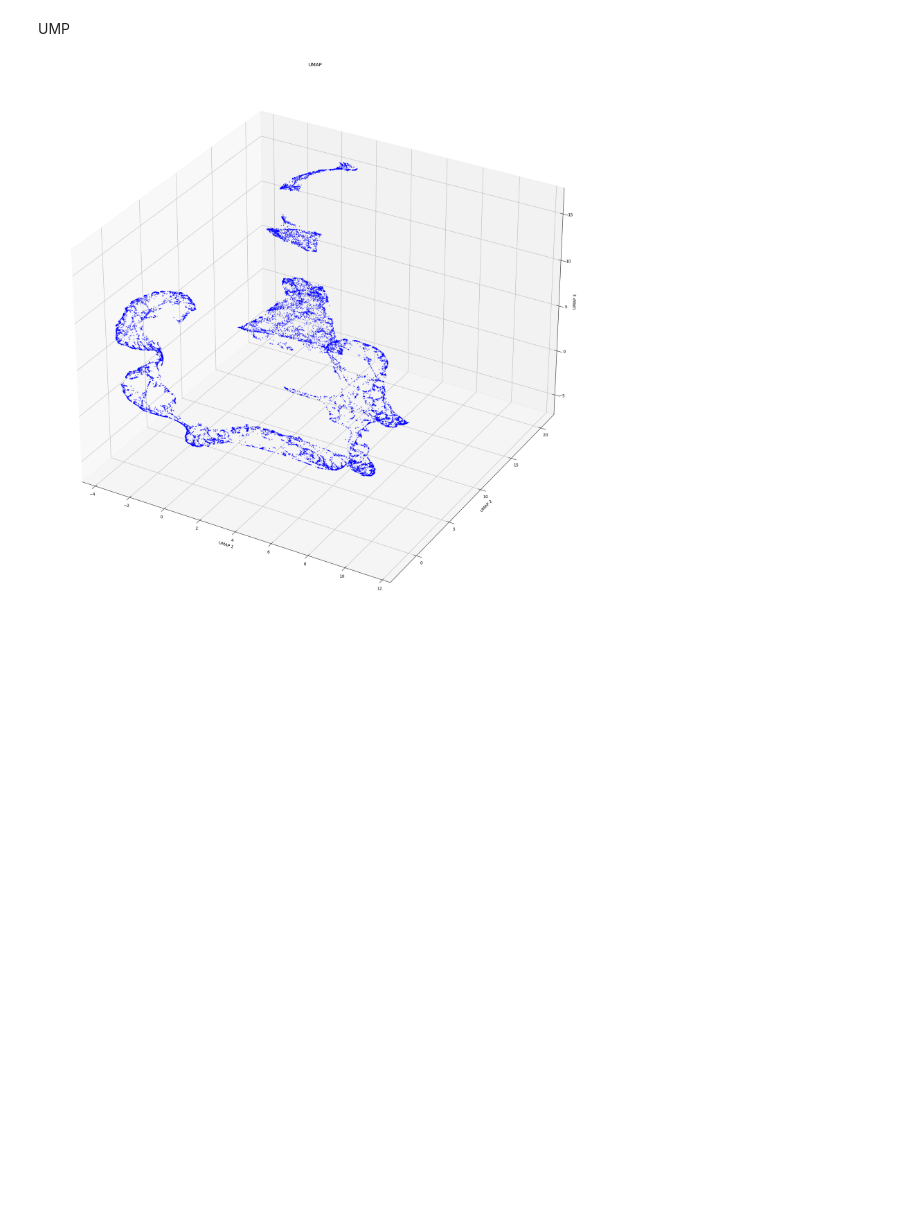
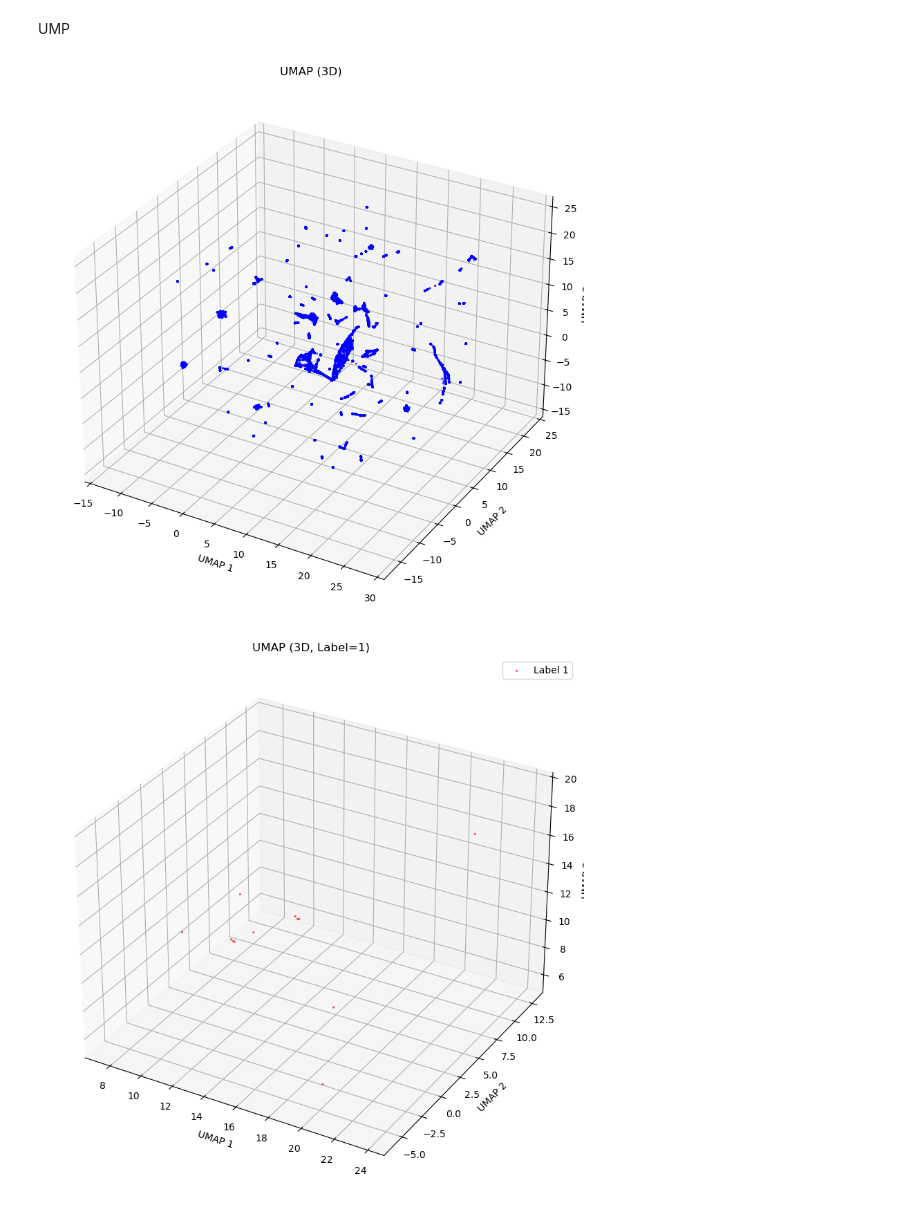
Before and after one commit to asherHSU/NTUST_CSIE_DS, a Jupyter notebook: Util/Visualization.ipynb, the cells around one changed output. Cells and saved outputs as stored; diff of their text form; code cells hidden in the pictures; blank space fills up the shorter version.

```diff
--- a/Util/Visualization.ipynb
+++ b/Util/Visualization.ipynb
@@ -12,7 +12,7 @@ from openTSNE import TSNE
 import umap
 
 # 改成自己的路徑
-df_origin = pd.read_csv('C:\\school\\SchoolProgram\\NTUST_CSIE_DS\\DataSet\\preprocessing_T1_2_3.csv')
+df_origin = pd.read_csv('C:\\school\\SchoolProgram\\NTUST_CSIE_DS\\DataSet\\Preprocessing_T3.csv')
 
 #shape
 print("Original Data Shape:", df_origin.shape)
@@ -26,7 +26,7 @@ scaler = StandardScaler()
 
 #auto drop non-numeric, nan columns
 df_numeric = df_origin.select_dtypes(include=[np.number]).dropna(axis=1)
-X_scaled = scaler.fit_transform(df_numeric)
+X_scaled = scaler.fit_transform(df_numeric.drop(columns=['label']))
 
 # PCA降維
 pca = PCA(n_components=8, random_state=42)
@@ -83,30 +112,35 @@ UMP
 # %%
 #10% smaple of data
 np.random.seed(42)
 sample_indices = np.random.choice(pca_result.shape[0], size=int(0.01 * pca_result.shape[0]), replace=False)
 X_sample = pca_result[sample_indices]
+label_sample = df_numeric['label'].to_numpy()[sample_indices]
 
-reducer = umap.UMAP(n_components=3, n_neighbors =40)
+reducer = umap.UMAP(n_components=3, n_neighbors=40, random_state=42)
 X_umap = reducer.fit_transform(X_sample)
 
-#draw 3d plot
-fig = plt.figure(figsize=(25, 25))
+# version1: plot all points (3D)
+fig = plt.figure(figsize=(12, 10))
 ax = fig.add_subplot(111, projection='3d')
-ax.scatter(X_umap[:,0], X_umap[:,1], X_umap[:,2], s=2, alpha=0.5, c='blue')
-ax.set_title("UMAP")
+colors_sample = ['red' if l == 1 else 'blue' for l in label_sample]
+ax.scatter(X_umap[:,0], X_umap[:,1], X_umap[:,2], s=2, alpha=0.5, c=colors_sample)
+ax.set_title("UMAP (3D)")
 ax.set_xlabel("UMAP 1")
 ax.set_ylabel("UMAP 2")
 ax.set_zlabel("UMAP 3")
 plt.show()
 
-#plot UMAP result
-# plt.figure(figsize=(10,6))
-# plt.scatter(X_umap[:,0], X_umap[:,1], s=2, alpha=0.5, c='blue')
-# plt.title("UMAP")
-# plt.xlabel("UMAP 1")
-# plt.ylabel("UMAP 2")
-# plt.grid(False)
-# plt.legend()
-# plt.show()
+# version2: only plot label = 1 (3D)
+mask_sample = label_sample == 1
+fig = plt.figure(figsize=(12, 10))
+ax = fig.add_subplot(111, projection='3d')
+ax.scatter(X_umap[mask_sample,0], X_umap[mask_sample,1], X_umap[mask_sample,2], s=2, alpha=0.5, c='red', label='Label 1')
+ax.set_title("UMAP (3D, Label=1)")
+ax.set_xlabel("UMAP 1")
+ax.set_ylabel("UMAP 2")
+ax.set_zlabel("UMAP 3")
+plt.legend()
+plt.show()
 # %% [output]
-[figure, old version]
+[figure, new version]
+[figure, added]
```
Also changed, not shown: parts of 4 cells of this notebook.
